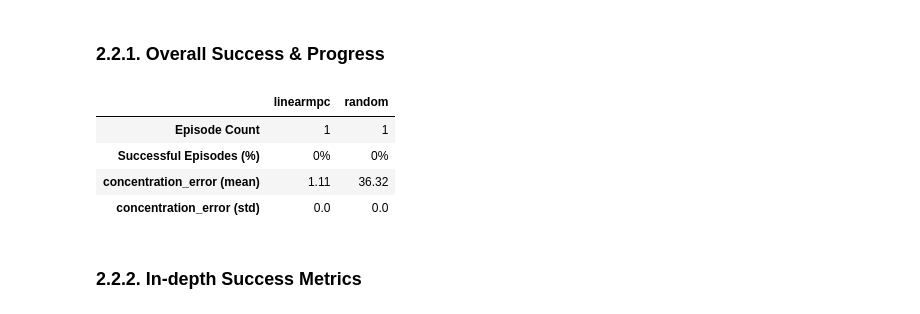
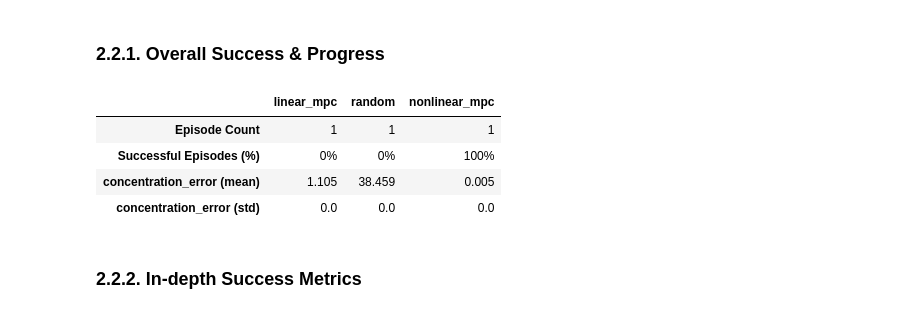
Before and after one commit to microsoft/bonsai-cstr, a Jupyter notebook: pythonsim/bonsai-training-interface/JNB_Custom_Assessment_Analysis.ipynb, the cells around one changed output. Drawn from its saved outputs; the diff is of its cells as text; code cells hidden in the pictures.

```diff
--- a/pythonsim/bonsai-training-interface/JNB_Custom_Assessment_Analysis.ipynb
+++ b/pythonsim/bonsai-training-interface/JNB_Custom_Assessment_Analysis.ipynb
@@ -47,8 +48,9 @@ CustomAssess_linearmpc.csv
 CustomAssess_random.csv
 # %%
 # - [Reusing TODO]: Select the assessments to compare from the available CSVs printed on the previous section.
-selected_assessments = ["CustomAssess_linearmpc",
-                        "CustomAssess_random"]
+selected_assessments = ["CustomAssess_linear_mpc",
+                        "CustomAssess_random",
+                        "CustomAssess_nonlinear_mpc"]
 
 
 print("Following assessments have been selected for extraction:\n")
@@ -195,42 +199,42 @@ for assess_name, assess_df in comparison_df_dict.items():
     # Extract KPI df.
     assess_kpi_df = kpi_computation(assess_df)
     # Compute Mean & Std Dev.
-    kpi_mean = round(np.mean(assess_kpi_df[kpi_column]),2)
-    kpi_std = round(np.std(assess_kpi_df[kpi_column]), 2)
+    kpi_mean = round(np.mean(assess_kpi_df[kpi_column]),3)
+    kpi_std = round(np.std(assess_kpi_df[kpi_column]), 3)
     # Append values to auxiliary DataFrame.
     aggregated_kpi_df[assess_name] = [kpi_mean, kpi_std]
 
 
 # (2) AGGREGATE SUCCESS COUNT & TOT NUM OF EPISODES
 # Target column to plot. This is hard coded based on 'filter_passing_episodes' method above.
 result_column = 'Episode Result'
 
 # Auxiliary aggregation table
 aggregated_success_df = pd.DataFrame(index=["Episode Count", "Successful Episodes (%)"])
 for assess_name, assess_df in comparison_df_dict.items():
     # Extract KPI df.
     assess_kpi_df = kpi_computation(assess_df)
     # Compute Number of Successes against Number of Episodes.
     success_count = int(assess_kpi_df[result_column].apply(lambda x: x == "Success").sum())
     episode_count = int(len(assess_kpi_df))
     success_perc = int(success_count/episode_count * 100)
     # Append values to auxiliary DataFrame.
     aggregated_success_df[assess_name] = [episode_count, str(success_perc) + "%"]
 
 # Fix to resolve a missing column when all episodes are success or fail.
 aggregated_success_df = aggregated_success_df.fillna(0)
 
 
 # (3) AGGREGATE & PLOT TABLE WITH ALL AGGREGATED METRICS
 aggregated_success_df = aggregated_success_df.append(aggregated_kpi_df)
 
 aggregated_success_df
 # %% [output]
-|  | linearmpc | random |
-| Episode Count | 1 | 1 |
-| Successful Episodes (%) | 0% | 0% |
-| concentration_error (mean) | 1.11 | 36.32 |
-| concentration_error (std) | 0.0 | 0.0 |
+|  | linear_mpc | random | nonlinear_mpc |
+| Episode Count | 1 | 1 | 1 |
+| Successful Episodes (%) | 0% | 0% | 100% |
+| concentration_error (mean) | 1.105 | 38.459 | 0.005 |
+| concentration_error (std) | 0.0 | 0.0 | 0.0 |
 # %% [markdown]
 ### 2.2.2. In-depth Success Metrics
 # %%
```
Also changed, not shown: parts of 15 cells of this notebook.
